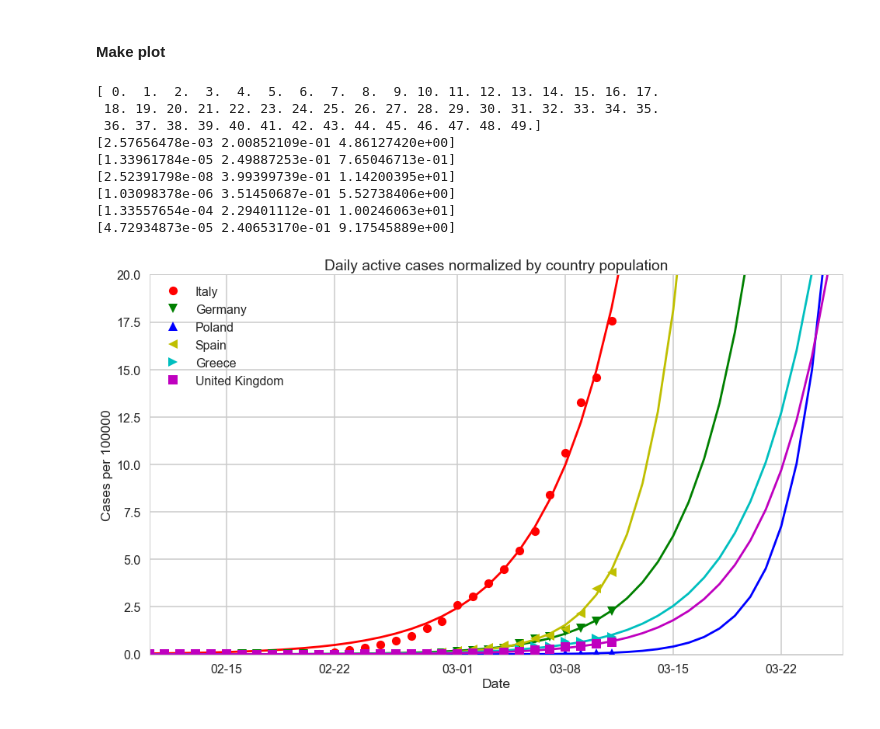
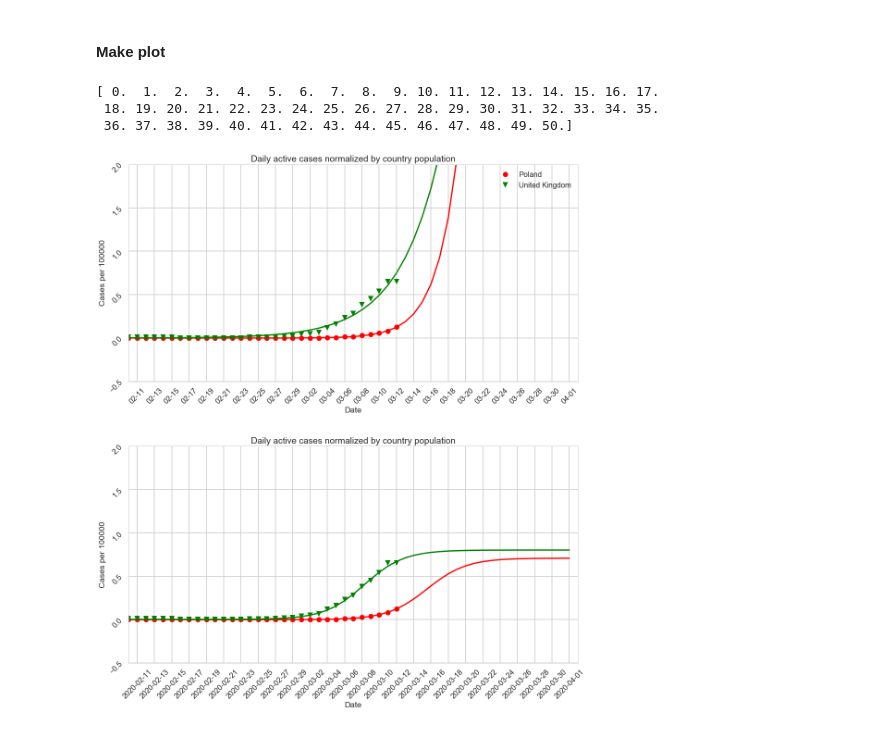
Before and after one commit to maciejj/corona_plot, a Jupyter notebook: predictions_active_cases_by_population.ipynb, the cells around one changed output. Cells and saved outputs as stored; diff of their text form; code cells hidden in the pictures.

Commit message:
added sigmoids

```diff
--- a/predictions_active_cases_by_population.ipynb
+++ b/predictions_active_cases_by_population.ipynb
@@ -107,12 +108,16 @@ for data_country_name in data.columns[1:]:
 # %%
 def exponent(x, a, b, c):
     return a * np.exp(b * (x-c))
-#    return a * np.exp(b * (x))
+
+def sigmoid(x, L , k, b, x0):
+    y = L / (1 + np.exp(-k*(x-x0)))+b
+    return y
 # %% [markdown]
 #### Choose countries to plot (separate by ";" )
 # %%
 #countries_to_plot="Germany;France;Poland;Italy;Korea, South;China;United Kingdom".split(";")
-countries_to_plot="Italy;Germany;Poland;Spain;Greece;United Kingdom".split(";")
+#countries_to_plot="Italy;Germany;Poland;Spain;Greece;United Kingdom".split(";")
+countries_to_plot="Poland;United Kingdom".split(";")
 # %% [markdown]
 #### Make plot
 # %%
@@ -122,53 +127,75 @@ dates_num = mdates.date2num(dates)
 dates_start = np.min(dates_num)
 dates_num = dates_num - dates_start
 
-days_to_extrapolate=14
+days_to_extrapolate=20
 dates_num_extrapolate = np.arange(0,len(dates_num)+days_to_extrapolate,1)
 
 print(dates_num)
 countries=[]
 fits=[]
+sig_fits=[]
 
 per_num=100000
 for country in countries_to_plot:
     countries.append((data[country].values/countries_populations[country])*per_num)
     #fit
     popt, pcov = curve_fit(exponent, dates_num, ((data[country].values/countries_populations[country])*per_num), )
+    sig_popt, sig_pcov = curve_fit(sigmoid, dates_num, ((data[country].values/countries_populations[country])*per_num), p0=[(np.max(data[country].values)/countries_populations[country]*per_num),1,1,1])
     fits.append(exponent(dates_num_extrapolate, *popt))
-
-    print(popt)
+    sig_fits.append(sigmoid(dates_num_extrapolate, *sig_popt))
 
 ## Create figure and plot space
-fig, ax = plt.subplots(figsize=(16, 9))
+fig, (ax, ax2) = plt.subplots(2,1, figsize=(16, 18), )
+
+#Exponent fits
 marker = itertools.cycle(('o', 'v', '^', '<', '>', 's', 'p', 'P'))
 color = itertools.cycle(('r', 'g', 'b', 'y','c','m','k'))
 ## Add x-axis and y-axis
 for country, fit, country_name in zip(countries, fits, countries_to_plot):
     col=next(color)
     ax.plot(dates, country, marker=next(marker), linestyle='', label=country_name, color=col)
     ax.plot(mdates.num2date(dates_num_extrapolate+dates_start), fit, color=col)
 
 ## Set title and labels for axes
 ax.set(xlabel="Date",
        ylabel="Cases per "+str(per_num),
        title="Daily active cases normalized by country population")
+
+
+#Sigmoidal fits
+marker = itertools.cycle(('o', 'v', '^', '<', '>', 's', 'p', 'P'))
+color = itertools.cycle(('r', 'g', 'b', 'y','c','m','k'))
+## Add x-axis and y-axis
+for country, fit, country_name in zip(countries, sig_fits, countries_to_plot):
+    col=next(color)
+    ax2.plot(dates, country, marker=next(marker), linestyle='', label=country_name, color=col)
+    ax2.plot(mdates.num2date(dates_num_extrapolate+dates_start), fit, color=col)
+
+## Set title and labels for axes
+ax2.set(xlabel="Date",
+       ylabel="Cases per "+str(per_num),
+       title="Daily active cases normalized by country population")
+
 ## Define the date format
-date_form = DateFormatter("%m-%d")
-ax.xaxis.set_major_formatter(date_form)
+for axis in [ax,ax2]:
+    tick_spacing=2
+    axis.xaxis.set_major_locator(ticker.MultipleLocator(tick_spacing))
+    axis.tick_params(labelrotation=45)
 
-## axes limits
-ax.set_xlim([datetime.date(2020, 2, 10), datetime.date.today() + datetime.timedelta(days=days_to_extrapolate)])# datetime.date(2020, 3, 15)])
-ax.set_ylim([0,20])
+
+    date_form = DateFormatter("%m-%d")
+    ax.xaxis.set_major_formatter(date_form)
+    ## axes limits
+    axis.set_xlim([datetime.date(2020, 2, 10), datetime.date.today() + datetime.timedelta(days=days_to_extrapolate)])# datetime.date(2020, 3, 15)])
+    axis.set_ylim([-0.5,2])
+
+    #axis.set_yscale("log")
+
+fig.tight_layout(pad=5.0)
 ax.legend()
 plt.show()
 # %% [output]
 [ 0.  1.  2.  3.  4.  5.  6.  7.  8.  9. 10. 11. 12. 13. 14. 15. 16. 17.
  18. 19. 20. 21. 22. 23. 24. 25. 26. 27. 28. 29. 30. 31. 32. 33. 34. 35.
- 36. 37. 38. 39. 40. 41. 42. 43. 44. 45. 46. 47. 48. 49.]
-[2.57656478e-03 2.00852109e-01 4.86127420e+00]
-[1.33961784e-05 2.49887253e-01 7.65046713e-01]
-[2.52391798e-08 3.99399739e-01 1.14200395e+01]
-[1.03098378e-06 3.51450687e-01 5.52738406e+00]
-[1.33557654e-04 2.29401112e-01 1.00246063e+01]
-[4.72934873e-05 2.40653170e-01 9.17545889e+00]
+ 36. 37. 38. 39. 40. 41. 42. 43. 44. 45. 46. 47. 48. 49. 50.]
-[figure, old version]
+[figure, new version]
```
Also changed, not shown: parts of 1 cell of this notebook, 5 other files.
